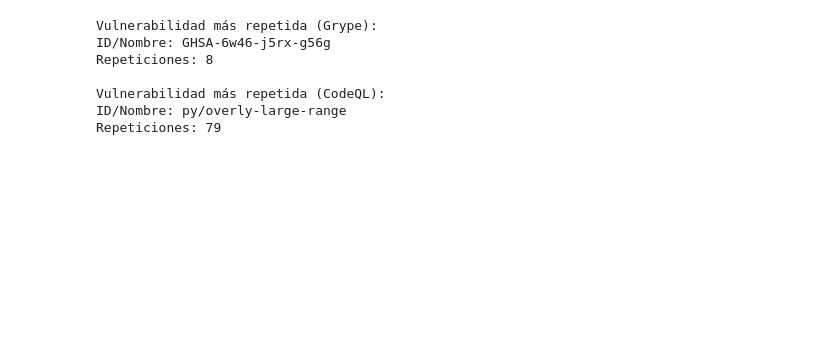
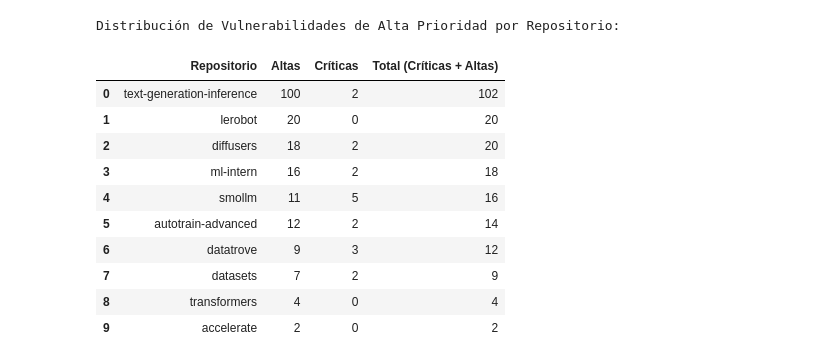
Before and after one commit to Hector-2710/proyecto-ciberseguridad, a Jupyter notebook: analyzer/nbs/analisis.ipynb, the cells around one changed output. Saved outputs shown, nothing was run; the diff lists cells and outputs as text; code cells hidden in the pictures; blank space fills up the shorter version.

```diff
--- a/analyzer/nbs/analisis.ipynb
+++ b/analyzer/nbs/analisis.ipynb
@@ -101,24 +196,58 @@ El repositorio con más vulnerabilidades detectadas por Grype es: 'poetry' con 6
 # %%
-# Vulnerabilidad con mayor repetición
+# Distribución de Vulnerabilidades Críticas y Altas por Repositorio
 
-# Para Grype
-if not df_grype.empty:
-    top_grype_vuln = df_grype[COL_VULN_NAME].value_counts().head(1)
-    print("Vulnerabilidad más repetida (Grype):")
-    print(f"ID/Nombre: {top_grype_vuln.index[0]}")
-    print(f"Repeticiones: {top_grype_vuln.iloc[0]}\n")
+import numpy as np
+import pandas as pd
 
-# Para CodeQL
-if not df_codeql.empty:
-    top_codeql_vuln = df_codeql[COL_VULN_NAME].value_counts().head(1)
-    print("Vulnerabilidad más repetida (CodeQL):")
-    print(f"ID/Nombre: {top_codeql_vuln.index[0]}")
-    print(f"Repeticiones: {top_codeql_vuln.iloc[0]}")
+COL_SEVERITY = 'severity'
+COL_REPO = 'repository'
+
+if COL_SEVERITY in df.columns and COL_REPO in df.columns:
+    severities = df[COL_SEVERITY].astype(str).str.lower()
+
+    mask_crit = severities.isin(['critical'])
+    mask_high = severities.isin(['high'])
+
+    df_prioridad = df[mask_crit | mask_high].copy()
+
+    if not df_prioridad.empty:
+        df_prioridad['Nivel_Riesgo'] = np.where(
+            df_prioridad[COL_SEVERITY].astype(str).str.lower().isin(['critical']),
+            'Críticas',
+            'Altas'
+        )
+
+        tabla_riesgo_repo = pd.crosstab(
+            index=df_prioridad[COL_REPO],
+            columns=df_prioridad['Nivel_Riesgo']
+        )
+
+        if 'Críticas' not in tabla_riesgo_repo.columns: tabla_riesgo_repo['Críticas'] = 0
+        if 'Altas' not in tabla_riesgo_repo.columns: tabla_riesgo_repo['Altas'] = 0
+
+        tabla_riesgo_repo['Total (Críticas + Altas)'] = tabla_riesgo_repo['Críticas'] + tabla_riesgo_repo['Altas']
+        tabla_riesgo_repo = tabla_riesgo_repo.sort_values(by='Total (Críticas + Altas)', ascending=False)
+
+        tabla_riesgo_repo = tabla_riesgo_repo.reset_index()
+        tabla_riesgo_repo.columns.name = None
+        tabla_riesgo_repo.rename(columns={COL_REPO: 'Repositorio'}, inplace=True)
+
+        print("Distribución de Vulnerabilidades de Alta Prioridad por Repositorio:")
+        display(tabla_riesgo_repo)
+    else:
+        print("No se encontraron vulnerabilidades Críticas ni Altas en el dataset.")
+else:
+    print(f"Error: Verifica que las columnas '{COL_SEVERITY}' y '{COL_REPO}' existan en el dataset.")
 # %% [output]
-Vulnerabilidad más repetida (Grype):
-ID/Nombre: GHSA-6w46-j5rx-g56g
-Repeticiones: 8
-
-Vulnerabilidad más repetida (CodeQL):
-ID/Nombre: py/overly-large-range
-Repeticiones: 79
+Distribución de Vulnerabilidades de Alta Prioridad por Repositorio:
+|  | Repositorio | Altas | Críticas | Total (Críticas + Altas) |
+| 0 | text-generation-inference | 100 | 2 | 102 |
+| 1 | lerobot | 20 | 0 | 20 |
+| 2 | diffusers | 18 | 2 | 20 |
+| 3 | ml-intern | 16 | 2 | 18 |
+| 4 | smollm | 11 | 5 | 16 |
+| 5 | autotrain-advanced | 12 | 2 | 14 |
+| 6 | datatrove | 9 | 3 | 12 |
+| 7 | datasets | 7 | 2 | 9 |
+| 8 | transformers | 4 | 0 | 4 |
+| 9 | accelerate | 2 | 0 | 2 |
```
Also changed, not shown: parts of 13 cells of this notebook.
